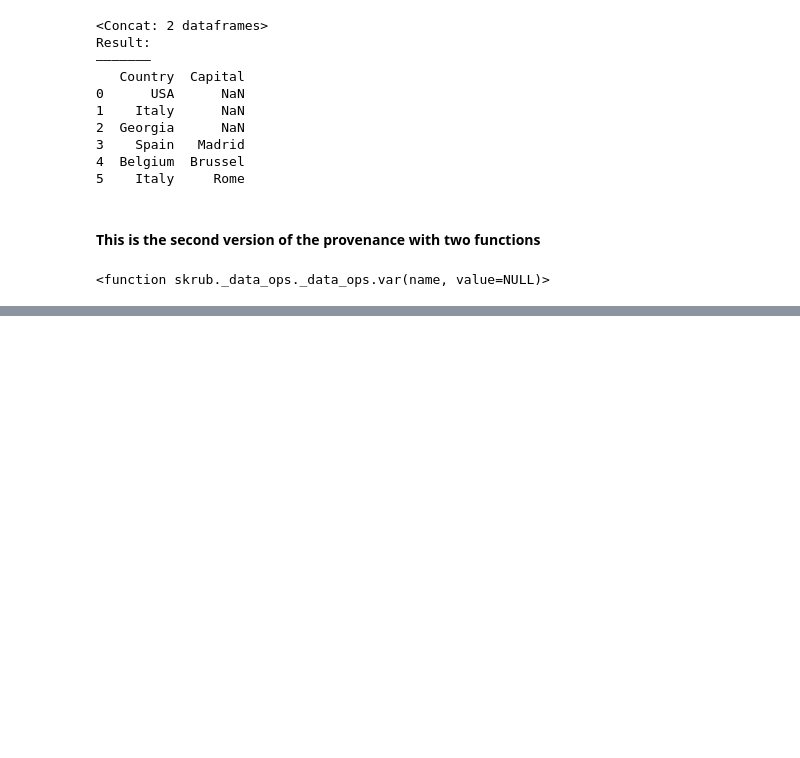
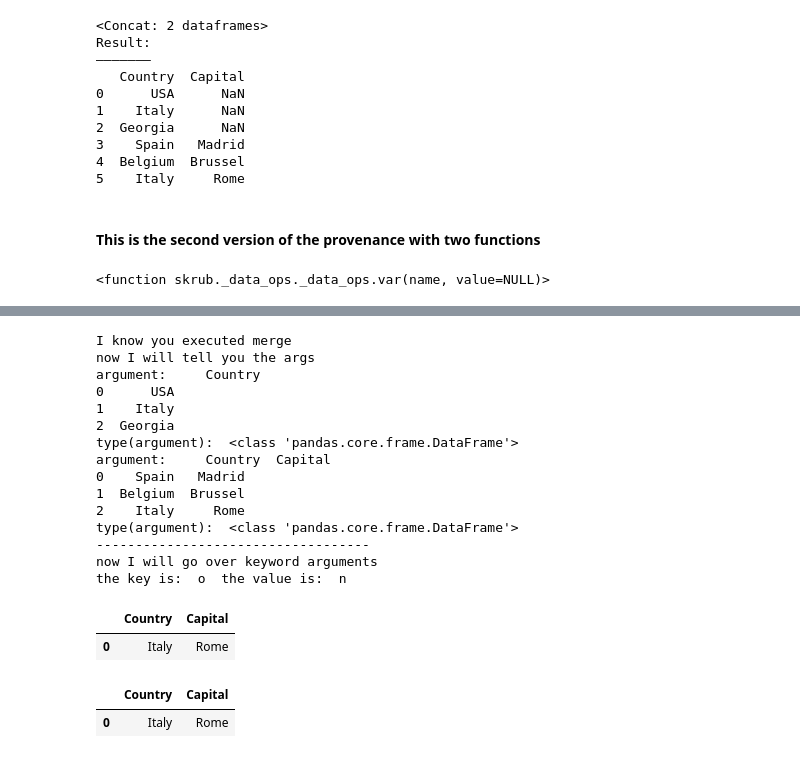
Before and after one commit to eduardChalovski/rdepro_skrub_provenance, a Jupyter notebook: monkey_patching_v0.ipynb, the cells around one changed output, grey strips where cells are left out. Saved outputs shown, nothing was run; the diff lists cells and outputs as text; code cells hidden in the pictures; blank space fills up the shorter version.

```diff
--- a/monkey_patching_v0.ipynb
+++ b/monkey_patching_v0.ipynb
@@ -221,0 +319,20 @@ Result:
+# %%
+df1.merge(df2, on="Country")
+# %% [output]
+I know you executed merge
+now I will tell you the args
+argument:     Country
+0      USA
+1    Italy
+2  Georgia
+type(argument):  <class 'pandas.core.frame.DataFrame'>
+argument:     Country  Capital
+0    Spain   Madrid
+1  Belgium  Brussel
+2    Italy     Rome
+type(argument):  <class 'pandas.core.frame.DataFrame'>
+-----------------------------------
+now I will go over keyword arguments
+the key is:  o  the value is:  n
+|  | Country | Capital |
+| 0 | Italy | Rome |
@@ -221,0 +341,5 @@ Result:
+# %%
+df1.merge(df2, on="Country")
+# %% [output]
+|  | Country | Capital |
+| 0 | Italy | Rome |
```
Also changed, not shown: parts of 17 cells of this notebook, 1 other file.
